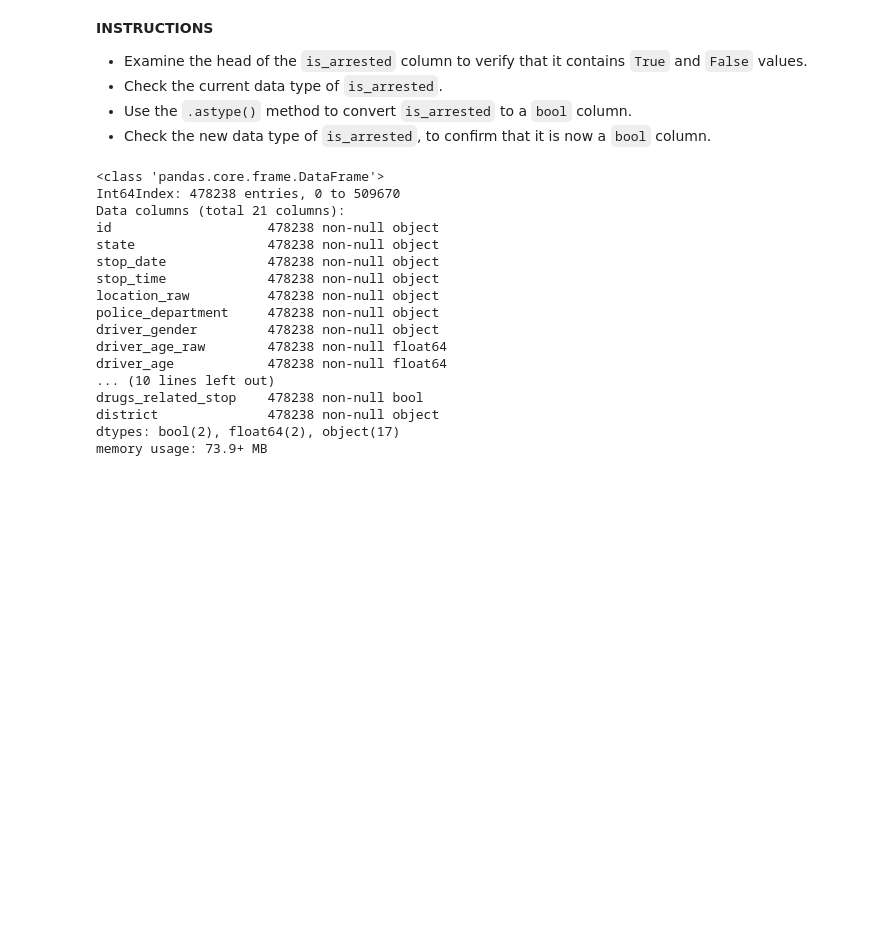
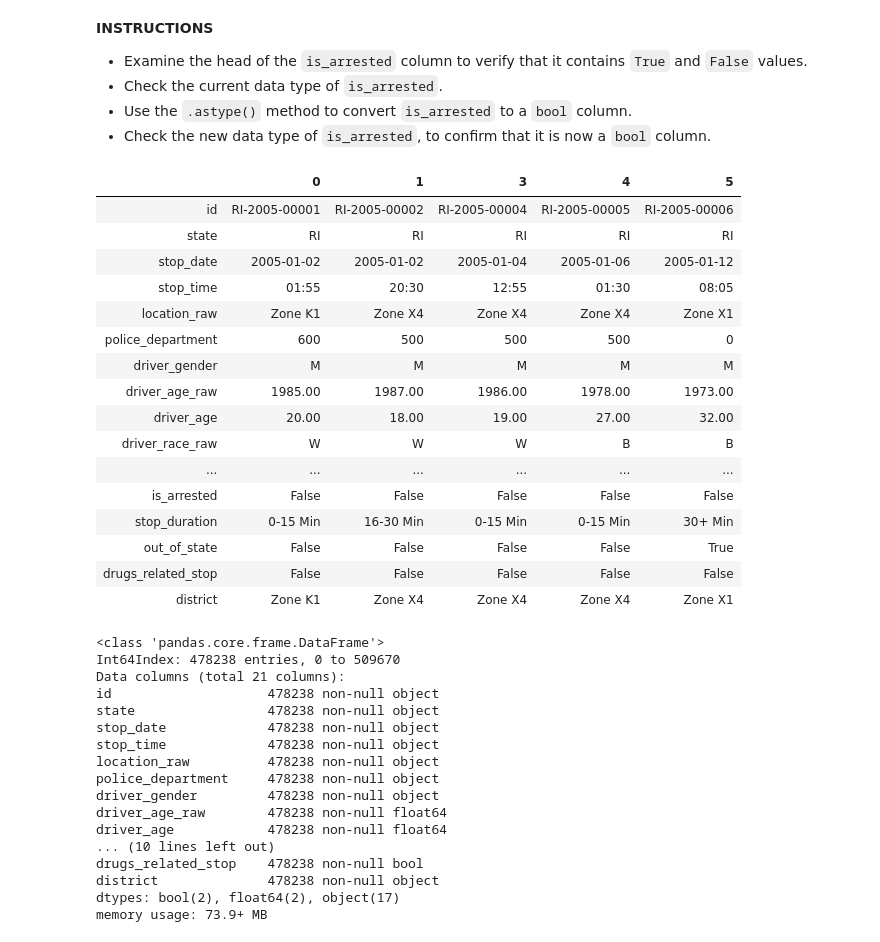
Before and after one commit to alicavdar91/PROJECT1, a Jupyter notebook: EU1_DS_DAPy_M1/01-Preparing The Data For Analysis(Student).ipynb, the cells around one changed output. Saved outputs shown, nothing was run; the diff lists cells and outputs as text; code cells hidden in the pictures; blank space fills up the shorter version.

```diff
--- a/EU1_DS_DAPy_M1/01-Preparing The Data For Analysis(Student).ipynb
+++ b/EU1_DS_DAPy_M1/01-Preparing The Data For Analysis(Student).ipynb
@@ -208,6 +212,26 @@ Fixing the data type will enable us to use mathematical operations on the ``is_a
 *   Check the current data type of ``is_arrested``.
 *   Use the ``.astype()`` method to convert ``is_arrested`` to a ``bool`` column.
 *   Check the new data type of ``is_arrested``, to confirm that it is now a ``bool`` column.
+# %%
+ri.head().T
+# %% [output]
+|  | 0 | 1 | 3 | 4 | 5 |
+| id | RI-2005-00001 | RI-2005-00002 | RI-2005-00004 | RI-2005-00005 | RI-2005-00006 |
+| state | RI | RI | RI | RI | RI |
+| stop_date | 2005-01-02 | 2005-01-02 | 2005-01-04 | 2005-01-06 | 2005-01-12 |
+| stop_time | 01:55 | 20:30 | 12:55 | 01:30 | 08:05 |
+| location_raw | Zone K1 | Zone X4 | Zone X4 | Zone X4 | Zone X1 |
+| police_department | 600 | 500 | 500 | 500 | 0 |
+| driver_gender | M | M | M | M | M |
+| driver_age_raw | 1985.00 | 1987.00 | 1986.00 | 1978.00 | 1973.00 |
+| driver_age | 20.00 | 18.00 | 19.00 | 27.00 | 32.00 |
+| driver_race_raw | W | W | W | B | B |
+| ... | ... | ... | ... | ... | ... |
+| is_arrested | False | False | False | False | False |
+| stop_duration | 0-15 Min | 16-30 Min | 0-15 Min | 0-15 Min | 30+ Min |
+| out_of_state | False | False | False | False | True |
+| drugs_related_stop | False | False | False | False | False |
+| district | Zone K1 | Zone X4 | Zone X4 | Zone X4 | Zone X1 |
 # %%
 ri.info()
 # %% [output]
```
Also changed, not shown: parts of 11 cells of this notebook.
